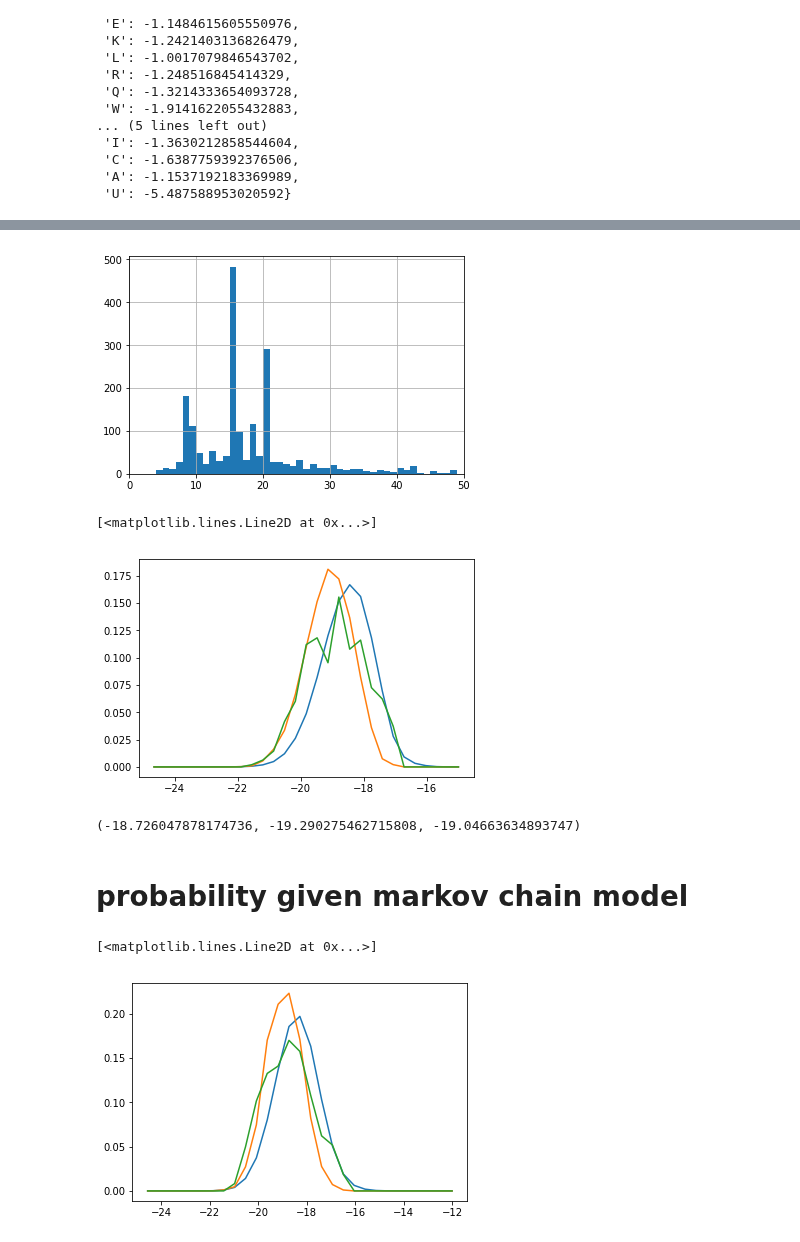
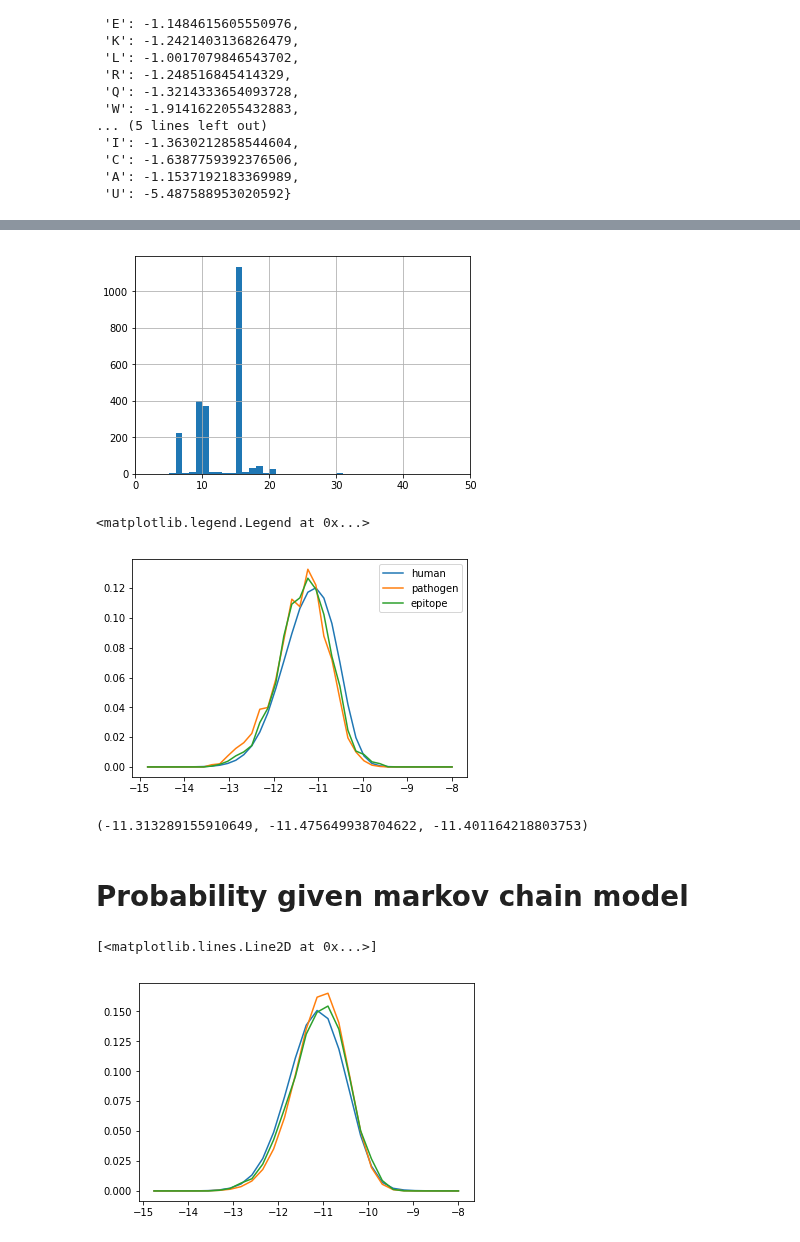
Before and after one commit to andim/peptidome, a Jupyter notebook: code/analysis.ipynb, the cells around one changed output, grey strips where cells are left out. Drawn from its saved outputs; the diff is of its cells as text; code cells hidden in the pictures.

```diff
--- a/code/analysis.ipynb
+++ b/code/analysis.ipynb
@@ -363,8 +376,10 @@ def logprobability(string, charprobdict, k=None):
 # %%
-dfepitope = pd.read_csv('/home/amayer/data/proteomes/plasmodiumfalciparum-iedb-epitopes.csv', header=1, usecols=(2, 9))
+dfepitope = pd.read_csv('/home/amayer/data/proteomes/allhuman-iedb-epitopes.csv', header=1, usecols=(2, 9, 14))
+dfepitope = dfepitope.fillna('')
+dfepitope = dfepitope[dfepitope['Parent Organism'].str.contains('Dengue virus')]
 dfepitope['length'] = [len(d) for d in dfepitope['Description']]
 dfepitope['length'].hist(bins=np.arange(50))
 plt.xlim(0, 50);
 # %% [output]
-[figure, old version]
+[figure, new version]
 # %%
@@ -379,21 +393,22 @@ pmalaria = pmalaria[~np.isnan(pmalaria)]
 # %%
-bins = np.linspace(-25, -15, 30)
+bins = np.linspace(-15, -8, 40)
 chuman, bins = np.histogram(phuman, bins=bins)
 cepitope, bins = np.histogram(pepitope, bins=bins)
-cmalaria, bins = np.histogram(pmalaria, bins=bins)
-plt.plot(bins[1:], chuman/len(phuman))
-plt.plot(bins[1:], cmalaria/len(pmalaria))
-plt.plot(bins[1:], cepitope/len(pepitope))
+cpathogen, bins = np.histogram(ppathogen, bins=bins)
+plt.plot(bins[1:], chuman/len(phuman), label='human')
+plt.plot(bins[1:], cmalaria/len(ppathogen), label='pathogen')
+plt.plot(bins[1:], cepitope/len(pepitope), label='epitope')
 #plt.xscale('log')
+plt.legend()
 # %% [output]
-[<matplotlib.lines.Line2D at 0x...>]
+<matplotlib.legend.Legend at 0x...>
-[figure, old version]
+[figure, new version]
 # %%
-np.mean(phuman), np.mean(pmalaria), np.mean(pepitope)
+np.mean(phuman), np.mean(ppathogen), np.mean(pepitope)
 # %% [output]
-(-18.726047878174736, -19.290275462715808, -19.04663634893747)
+(-11.313289155910649, -11.475649938704622, -11.401164218803753)
 # %% [markdown]
-# probability given markov chain model
+# Probability given markov chain model
 # %%
 df1 = counter_to_df(counters[1], norm=False)
 df1['aa1'] = [s[0] for s in df1['seq']]
@@ -427,12 +427,12 @@ pmalaria = pmalaria[~np.isnan(pmalaria)]
 # %%
-bins = np.linspace(-25, -12, 30)
-chuman, bins = np.histogram(phuman, bins=bins)
+bins = np.linspace(-15, -8, 30)
+chuman_mc, bins = np.histogram(phuman_mc, bins=bins)
 cepitope, bins = np.histogram(pepitope, bins=bins)
-cmalaria, bins = np.histogram(pmalaria, bins=bins)
-plt.plot(bins[1:], chuman/len(phuman))
-plt.plot(bins[1:], cmalaria/len(pmalaria))
+cmalaria_mc, bins = np.histogram(pmalaria_mc, bins=bins)
+plt.plot(bins[1:], chuman_mc/len(phuman_mc))
+plt.plot(bins[1:], cmalaria_mc/len(pmalaria_mc))
 plt.plot(bins[1:], cepitope/len(pepitope))
 #plt.xscale('log')
 # %% [output]
 [<matplotlib.lines.Line2D at 0x...>]
-[figure, old version]
+[figure, new version]
```
Also changed, not shown: parts of 18 cells of this notebook, 1 other file.
